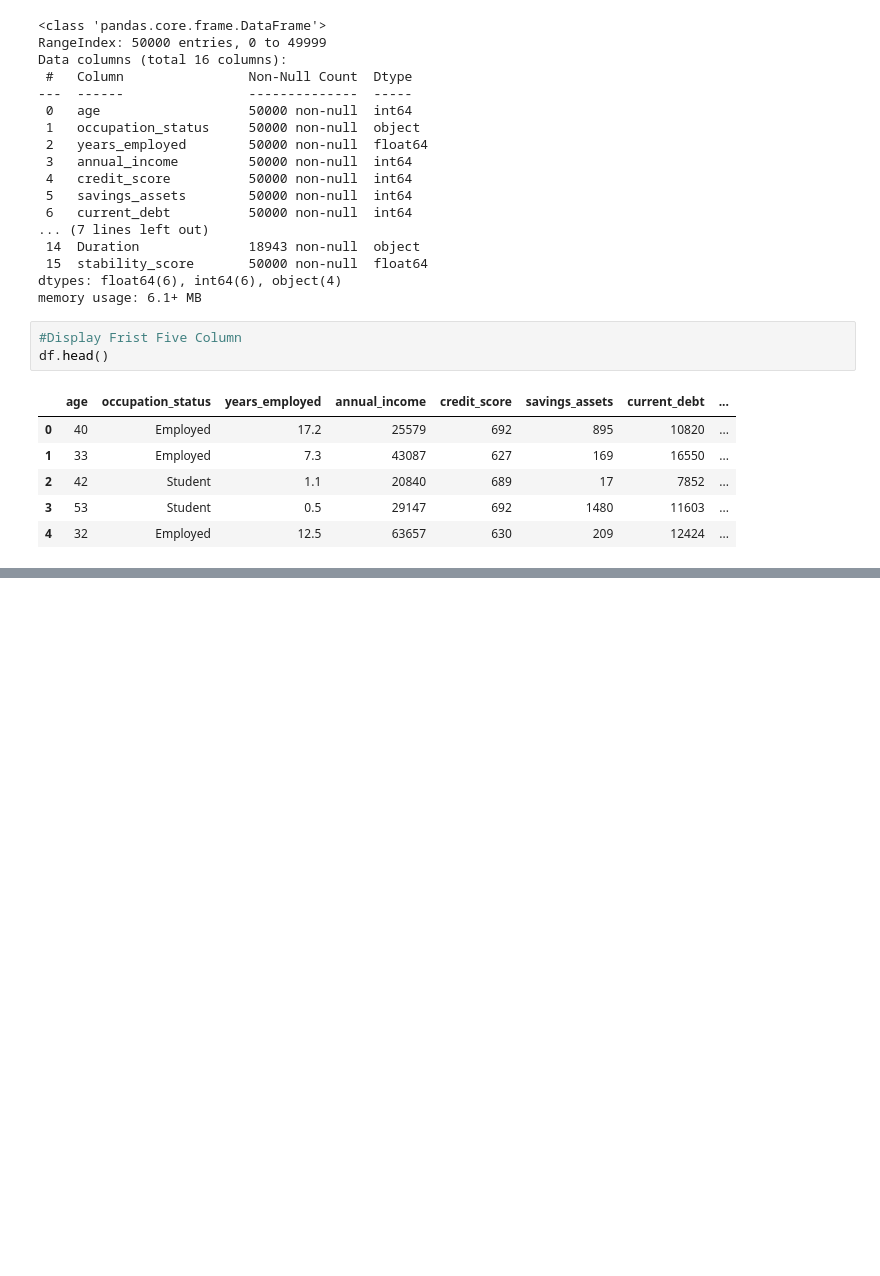
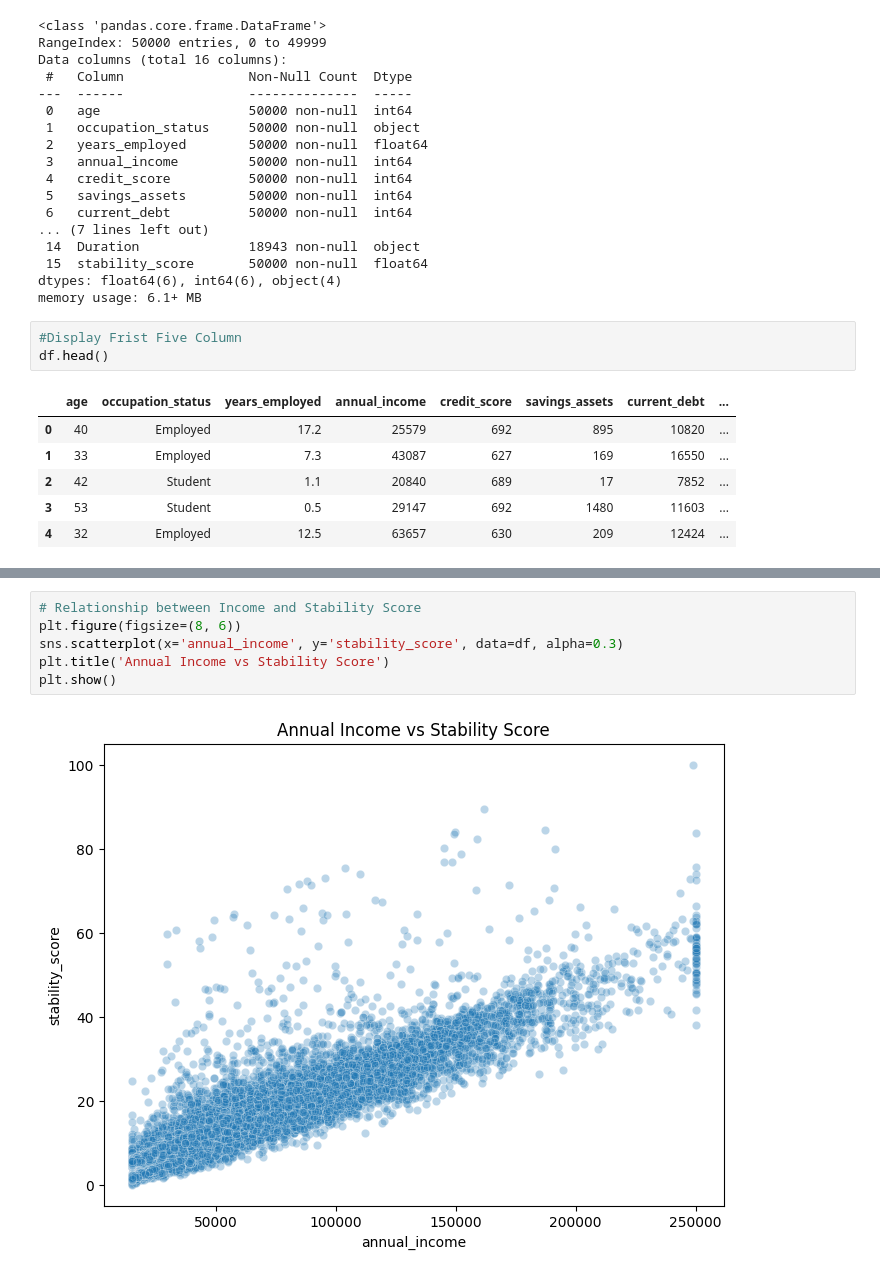
Before and after one commit to HMBinara/ML_Project, a Jupyter notebook: Final_Master_Finance.ipynb, the cells around one changed output, grey strips where cells are left out. Cells and saved outputs as stored; diff of their text form; blank space fills up the shorter version.

```diff
--- a/Final_Master_Finance.ipynb
+++ b/Final_Master_Finance.ipynb
@@ -88,0 +179,8 @@ dtype: int64
+# %%
+# Relationship between Income and Stability Score
+plt.figure(figsize=(8, 6))
+sns.scatterplot(x='annual_income', y='stability_score', data=df, alpha=0.3)
+plt.title('Annual Income vs Stability Score')
+plt.show()
+# %% [output]
+[figure, added]
```
Also changed, not shown: parts of 14 cells of this notebook.
